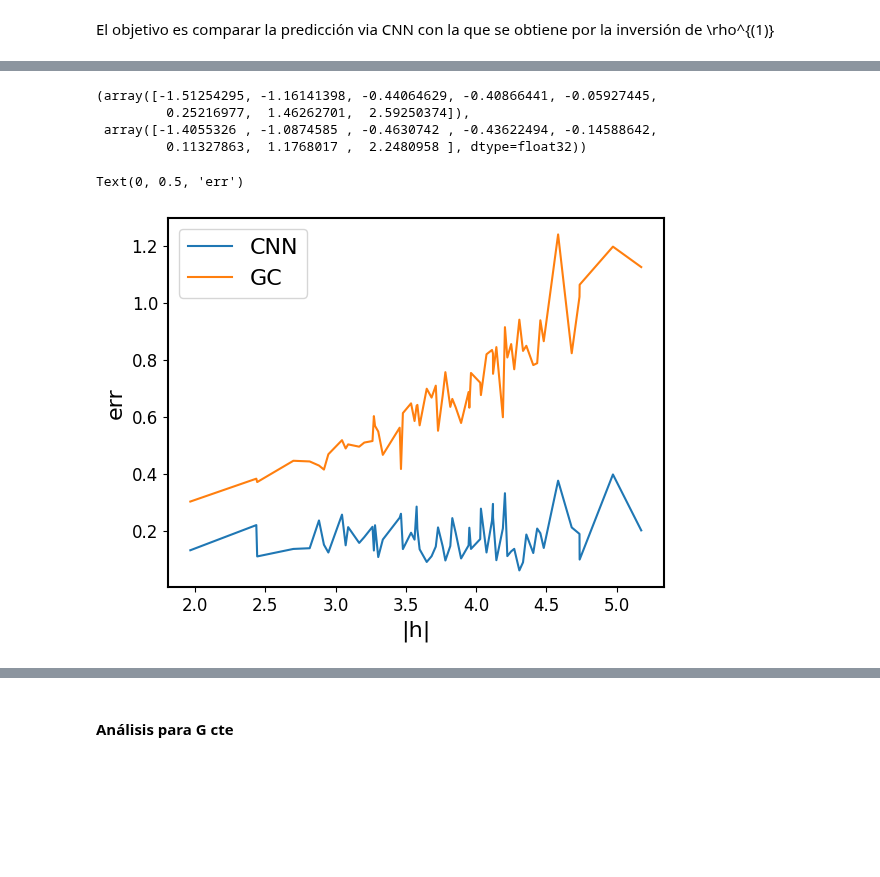
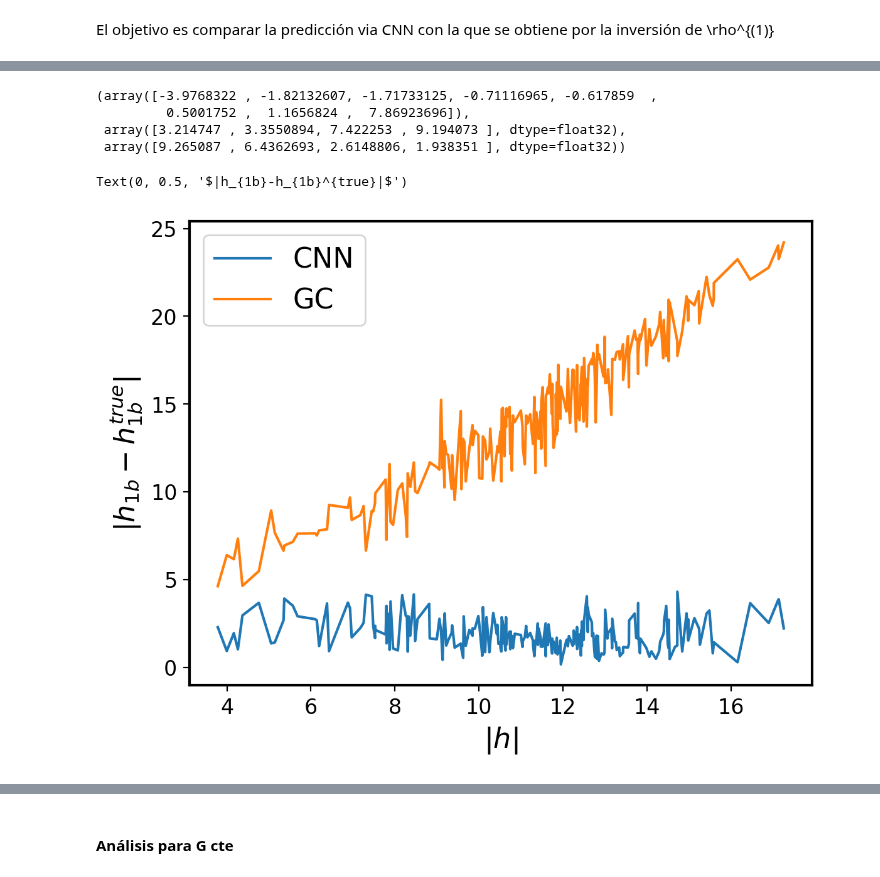
Before and after one commit to aguschanchu/FermionicML, a Jupyter notebook: FermionicML_thermal_2body.ipynb, the cells around one changed output, grey strips where cells are left out. Drawn from its saved outputs; the diff is of its cells as text; code cells hidden in the pictures; blank space fills up the shorter version.

```diff
--- a/FermionicML_thermal_2body.ipynb
+++ b/FermionicML_thermal_2body.ipynb
@@ -653,14 +663,13 @@ class GGenerator:
         return self.label_size(), h_labels, self.reconstruct_garr(h_labels)
 # %%
 import time
-from tqdm import tqdm
 from typing import Literal
 import ray
 import cloudpickle
 
 # Config
 #num_samples = 1500
-gpu_batch_size = 128 # 256
+gpu_batch_size = 256 # 256
 u_energy_seed = np.array([np.repeat(np.arange(0, basis.num) - basis.num//2 + 1/2, 2) for _ in range(0,gpu_batch_size)]) # Semilla para H equiespaciado
 #en_batch = u_energy_seed
 
@@ -726,7 +735,7 @@ def gen_dataset_slice(idx, h_type, g_init, g_stop, state_type, input_type, inclu
         rho_input = rho_m(state, rho_1_arrays).todense()
     elif input_type == 'rho1+rho2':
         rho_1 = rho_m(state, rho_1_arrays).todense()
-        rho_2 = rho_m(state, rho_2_block_arrays).todense() # Hardcodeado el tipo de rho2
+        rho_2 = rho_m(state, rho_2_arrays).todense() # Hardcodeado el tipo de rho2
     else:
         raise ValueError
 
@@ -857,14 +866,14 @@ def gen_cnn_model(label_size, input_type, include_energy: bool, res = 1):
         rho_layer =  tf.keras.layers.Input(shape=(basis.m**2, basis.m**2, 1), name='rho')
     else:
         rho_1_layer =  tf.keras.layers.Input(shape=(basis.d, basis.d, 1), name='rho1')
-        rho_layer =  tf.keras.layers.Input(shape=(basis.m**2, basis.m**2, 1), name='rho2')
+        rho_layer =  tf.keras.layers.Input(shape=(t_basis.size, t_basis.size, 1), name='rho2')
     if include_energy:
         energy_layer = tf.keras.layers.Input(shape=(1, ), name='energy')
 
     # CNN
     # Factor de cantidad de filtros
-    lf = 4 * res
-    conv_limit_2 = 2
+    lf = 16 * res
+    conv_limit_2 = 3
     conv_limit_1 = 2
     fs = 2
     conv_rho = tf.keras.layers.Conv2D(lf*2**conv_limit_2, (2*fs, 2*fs), activation='relu')(rho_layer)
@@ -897,7 +906,7 @@ def gen_cnn_model(label_size, input_type, include_energy: bool, res = 1):
 
     local_size = label_size
     l = 3
-    layer_s = [32//i*2 * res for i in reversed(range(1,l))]
+    layer_s = [16//i*2 * res for i in reversed(range(1,l))]
     for i in range(0,l-1):
         dense1 = tf.keras.layers.Dense(layer_s[i], activation='relu')(dense1)
         #dense1 = tf.keras.layers.Dense(layer_s[i], activation='sigmoid', kernel_regularizer=tf.keras.regularizers.L1(0.001))(dense1)
@@ -1078,7 +1087,7 @@ def create_g_loss(g_gen):
             sp = 0.5 * sign_penalty
             return e_term + i_term + sp
         else:
-            return tf.reduce_mean(tf.norm(g_true - g_pred, ord='fro', axis=[1, 2])) + 0.1 * sign_penalty
+            return tf.reduce_mean(tf.norm(g_true - g_pred, ord='fro', axis=[1, 2])) + 0.5 * sign_penalty
 
     return loss_fn
 # %% [markdown]
@@ -1994,49 +1895,61 @@ predictions = model.predict(input_data)
 # %%
-idx = 22
-rho_1_pred_gc(actual_values)[idx], np.sort(actual_values[idx])
+idx = -1
+rho_1_pred_gc(actual_values)[idx], np.sort(actual_values[idx,:basis.m]), predictions[idx,:basis.m]
 # %% [output]
-(array([-1.51254295, -1.16141398, -0.44064629, -0.40866441, -0.05927445,
-         0.25216977,  1.46262701,  2.59250374]),
- array([-1.4055326 , -1.0874585 , -0.4630742 , -0.43622494, -0.14588642,
-         0.11327863,  1.1768017 ,  2.2480958 ], dtype=float32))
+(array([-3.9768322 , -1.82132607, -1.71733125, -0.71116965, -0.617859  ,
+         0.5001752 ,  1.1656824 ,  7.86923696]),
+ array([3.214747 , 3.3550894, 7.422253 , 9.194073 ], dtype=float32),
+ array([9.265087 , 6.4362693, 2.6148806, 1.938351 ], dtype=float32))
 # %%
 import matplotlib.pyplot as plt
 
 # Definición de estimadores
 def rho_1_pred_gc(h_labels, beta = beta):
-    rho_1 = rho_reconstruction(h_labels, h_type, state_type, input_type)
-    #rho_1, rho_2 = rho_reconstruction(h_labels, h_type, state_type, input_type)
+    #rho_1 = rho_reconstruction(h_labels, h_type, state_type, input_type)
+    rho_1, rho_2 = rho_reconstruction(h_labels, h_type, state_type, input_type)
     inv_res = np.zeros(shape=(gpu_batch_size, basis.d))
     for i in range(gpu_batch_size):
-        inv = scipy.linalg.pinv(rho_1[i])
-        mat = (scipy.linalg.logm(inv-np.eye(inv.shape[0])))*1/beta
-        inv_res[i] = np.sort(np.linalg.eigvals(mat))/g_gen.ph
+        rho = rho_1[i]
+        inv = scipy.linalg.inv(rho)
+        identity = np.eye(inv.shape[0])
+
+        # Stabilize matrix with diagonal perturbation
+        stabilized_matrix = inv - identity + 1e-15 * identity
+
+        # Eigendecomposition approach for better numerical stability
+        w, v = np.linalg.eig(stabilized_matrix)
+
+        # Ensure positive eigenvalues for logarithm
+        w = np.maximum(w, 1e-15)
+
+        mat = v @ np.diag(np.log(w)) @ v.T * 1/beta
+        inv_res[i] = np.sort(np.linalg.eigvals(mat))
     return inv_res
 
-e_ids = np.linalg.norm(actual_values, axis=1).argsort()
-e_values = np.linalg.norm(actual_values, axis=1)[e_ids]
-predictions_sort = np.sort(predictions[e_ids], axis=1)
-actual_values_sort = np.sort(actual_values[e_ids] - np.mean(actual_values, axis=1)[e_ids][:,np.newaxis], axis=1)
+e_ids = np.linalg.norm(actual_values[:,:basis.m], axis=1).argsort()
+int_val = np.linalg.norm(actual_values[:,:basis.m], axis=1)[e_ids]
+predictions_sort = np.sort(predictions[:,:basis.m], axis=1)[e_ids]
+actual_values_sort = np.sort(actual_values[e_ids,:basis.m], axis=1)
 rho_inv = rho_1_pred_gc(actual_values)[e_ids]
 
-plt.plot(e_values, np.linalg.norm(predictions_sort-actual_values_sort, axis=1), label='CNN')
-plt.plot(e_values, np.linalg.norm(rho_inv-actual_values_sort, axis=1), label='GC')
+plt.plot(int_val, np.linalg.norm(predictions_sort-actual_values_sort, axis=1), label='CNN')
+plt.plot(int_val, np.linalg.norm(rho_inv-np.repeat(actual_values_sort, axis=1, repeats=2), axis=1), label='GC')
 
 
 plt.plot()
 plt.rcParams['axes.labelsize'] = 16
 plt.rcParams['xtick.labelsize'] = 12
 plt.rcParams['ytick.labelsize'] = 12
 plt.rcParams['legend.fontsize'] = 16
 plt.rcParams['axes.linewidth'] = 1.5
-plt.rcParams['figure.dpi'] = 100
+plt.rcParams['figure.dpi'] = 200
 plt.legend()
-plt.xlabel('|h|')
-plt.ylabel('err')
+plt.xlabel(r'|$h$|')
+plt.ylabel(r'$|h_{1b}-h_{1b}^{true}|$')
 #plt.yscale('log')
 # %% [output]
-Text(0, 0.5, 'err')
+Text(0, 0.5, '$|h_{1b}-h_{1b}^{true}|$')
-[figure, old version]
+[figure, new version]
 # %%
 for eig_idx in range(actual_values_sort.shape[1]):
     plt.plot(e_values, rho_inv[:, eig_idx] - actual_values_sort[:, eig_idx],
```
Also changed, not shown: parts of 21 cells of this notebook.
